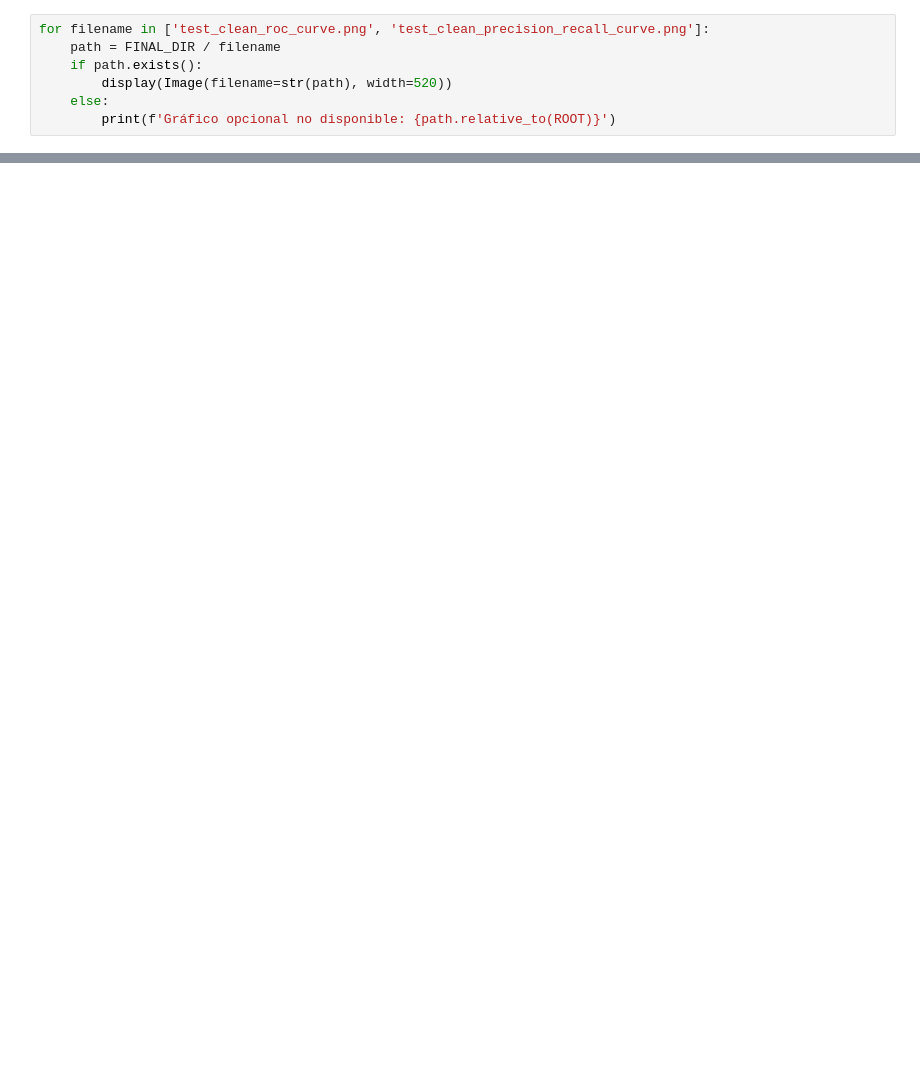
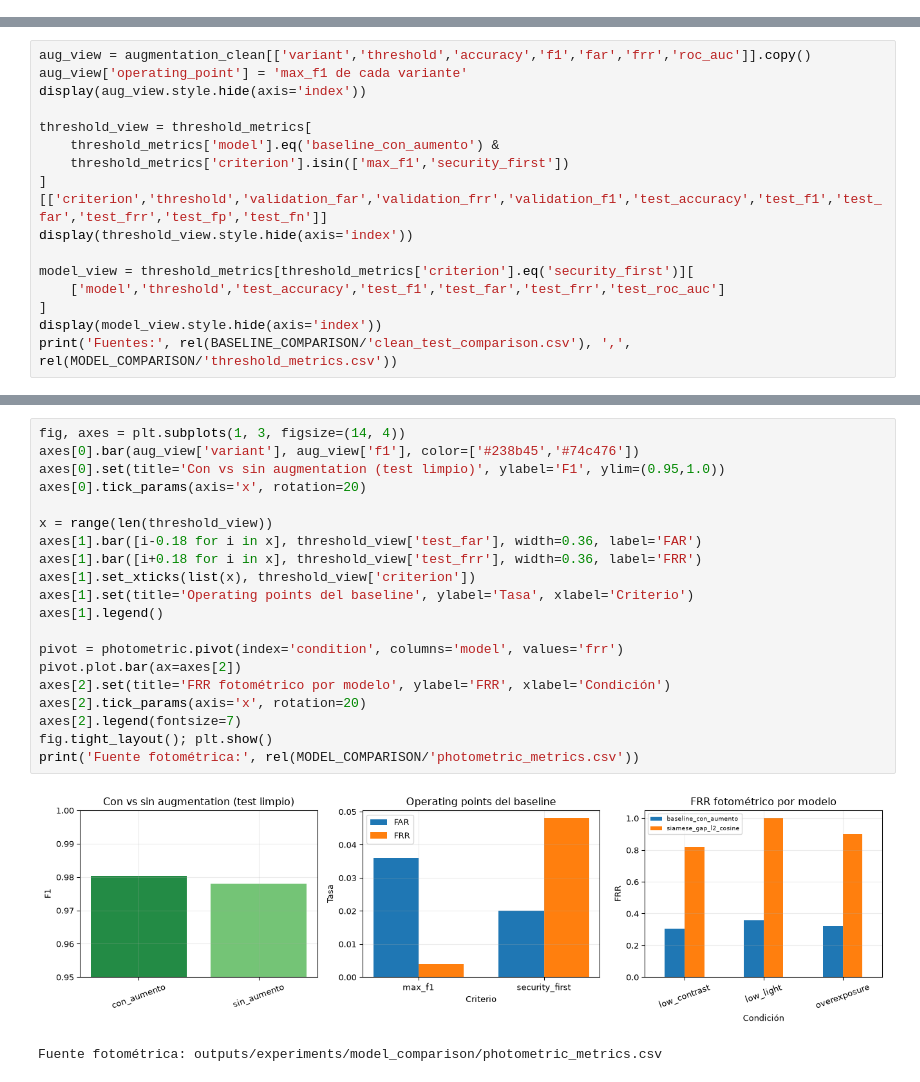
Before and after one commit to deep-access-upao/dual-access-control, a Jupyter notebook: notebooks/99_project_summary.ipynb, the cells around one changed output, grey strips where cells are left out. Drawn from its saved outputs; the diff is of its cells as text; blank space fills up the shorter version.

```diff
--- a/notebooks/99_project_summary.ipynb
+++ b/notebooks/99_project_summary.ipynb
@@ -186,7 +0,0 @@ Se muestran solo si los PNG versionados están disponibles. No contienen rostros
-# %%
-for filename in ['test_clean_roc_curve.png', 'test_clean_precision_recall_curve.png']:
-    path = FINAL_DIR / filename
-    if path.exists():
-        display(Image(filename=str(path), width=520))
-    else:
-        print(f'Gráfico opcional no disponible: {path.relative_to(ROOT)}')
@@ -284,0 +440,16 @@ El dataset pequeño puede introducir sesgos. FAR implica riesgo de acceso indebi
+# %%
+aug_view = augmentation_clean[['variant','threshold','accuracy','f1','far','frr','roc_auc']].copy()
+aug_view['operating_point'] = 'max_f1 de cada variante'
+display(aug_view.style.hide(axis='index'))
+
+threshold_view = threshold_metrics[
+    threshold_metrics['model'].eq('baseline_con_aumento') &
+    threshold_metrics['criterion'].isin(['max_f1','security_first'])
+][['criterion','threshold','validation_far','validation_frr','validation_f1','test_accuracy','test_f1','test_far','test_frr','test_fp','test_fn']]
+display(threshold_view.style.hide(axis='index'))
+
+model_view = threshold_metrics[threshold_metrics['criterion'].eq('security_first')][
+    ['model','threshold','test_accuracy','test_f1','test_far','test_frr','test_roc_auc']
+]
+display(model_view.style.hide(axis='index'))
+print('Fuentes:', rel(BASELINE_COMPARISON/'clean_test_comparison.csv'), ',', rel(MODEL_COMPARISON/'threshold_metrics.csv'))
@@ -284,0 +467,23 @@ El dataset pequeño puede introducir sesgos. FAR implica riesgo de acceso indebi
+# %%
+fig, axes = plt.subplots(1, 3, figsize=(14, 4))
+axes[0].bar(aug_view['variant'], aug_view['f1'], color=['#238b45','#74c476'])
+axes[0].set(title='Con vs sin augmentation (test limpio)', ylabel='F1', ylim=(0.95,1.0))
+axes[0].tick_params(axis='x', rotation=20)
+
+x = range(len(threshold_view))
+axes[1].bar([i-0.18 for i in x], threshold_view['test_far'], width=0.36, label='FAR')
+axes[1].bar([i+0.18 for i in x], threshold_view['test_frr'], width=0.36, label='FRR')
+axes[1].set_xticks(list(x), threshold_view['criterion'])
+axes[1].set(title='Operating points del baseline', ylabel='Tasa', xlabel='Criterio')
+axes[1].legend()
+
+pivot = photometric.pivot(index='condition', columns='model', values='frr')
+pivot.plot.bar(ax=axes[2])
+axes[2].set(title='FRR fotométrico por modelo', ylabel='FRR', xlabel='Condición')
+axes[2].tick_params(axis='x', rotation=20)
+axes[2].legend(fontsize=7)
+fig.tight_layout(); plt.show()
+print('Fuente fotométrica:', rel(MODEL_COMPARISON/'photometric_metrics.csv'))
+# %% [output]
+[figure, added]
+Fuente fotométrica: outputs/experiments/model_comparison/photometric_metrics.csv
```
Also changed, not shown: parts of 84 cells of this notebook, 4 other files.
